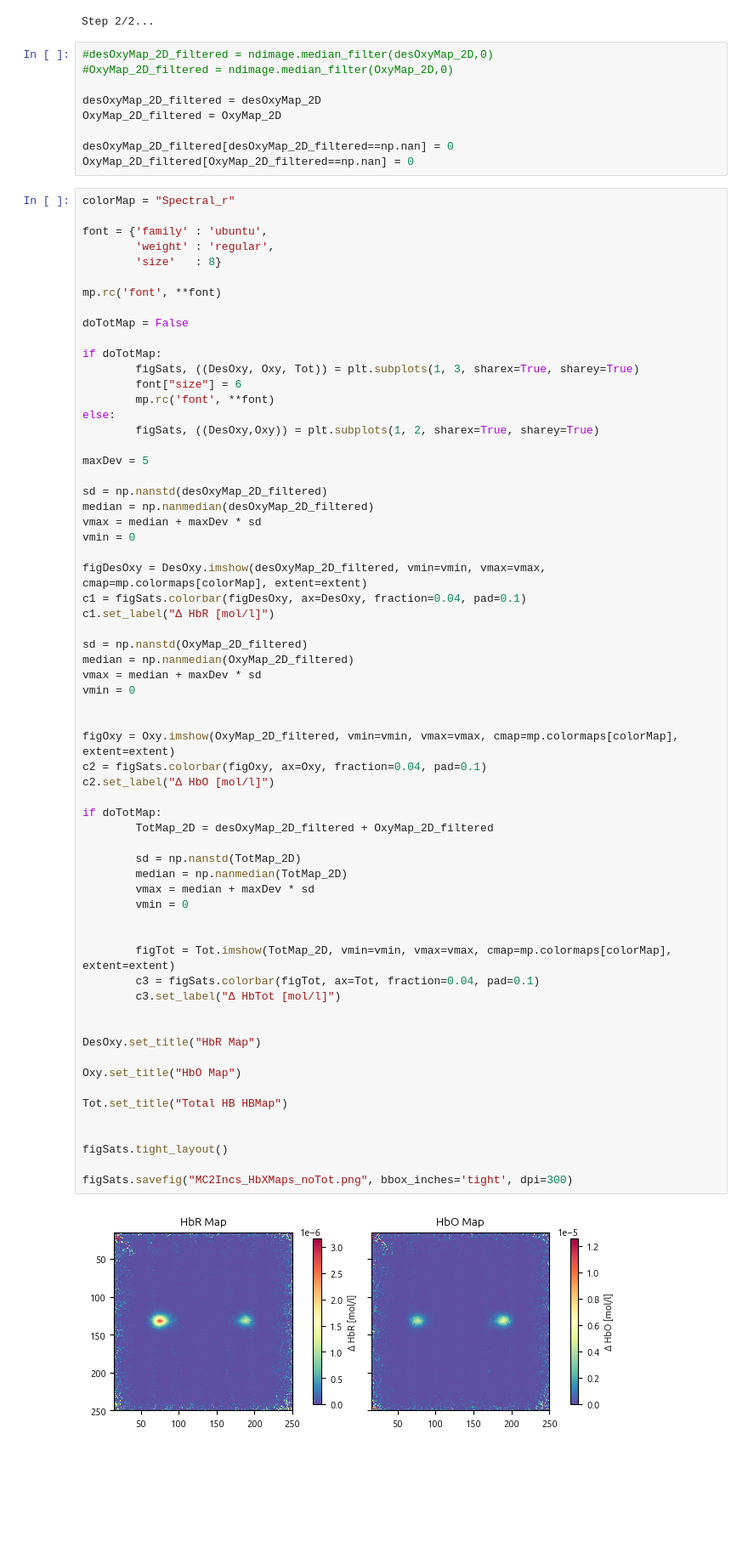
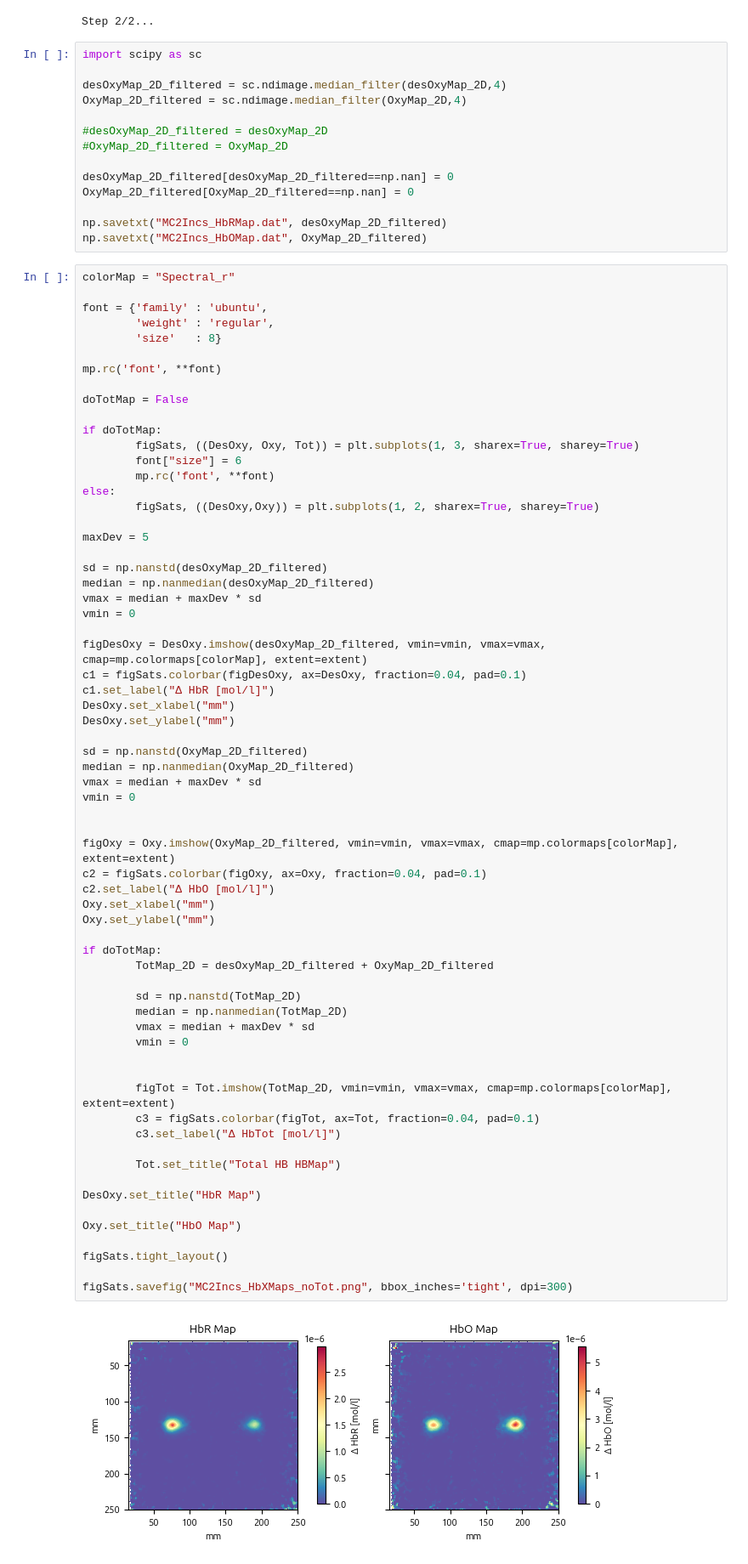
Before and after one commit to nicocarbone/MamoRefCodePublic, a Jupyter notebook: MamoRefRecon2D_MC.ipynb, the cells around one changed output. Shown at 85% size. Drawn from its saved outputs; the diff is of its cells as text; blank space fills up the shorter version.

```diff
--- a/MamoRefRecon2D_MC.ipynb
+++ b/MamoRefRecon2D_MC.ipynb
@@ -97,14 +97,19 @@ TotMap_2D = desOxyMap_2D + OxyMap_2D
 Step 1/2...
 Step 2/2...
 # %%
-#desOxyMap_2D_filtered = ndimage.median_filter(desOxyMap_2D,0)
-#OxyMap_2D_filtered = ndimage.median_filter(OxyMap_2D,0)
+import scipy as sc
 
-desOxyMap_2D_filtered = desOxyMap_2D
-OxyMap_2D_filtered = OxyMap_2D
+desOxyMap_2D_filtered = sc.ndimage.median_filter(desOxyMap_2D,4)
+OxyMap_2D_filtered = sc.ndimage.median_filter(OxyMap_2D,4)
+
+#desOxyMap_2D_filtered = desOxyMap_2D
+#OxyMap_2D_filtered = OxyMap_2D
 
 desOxyMap_2D_filtered[desOxyMap_2D_filtered==np.nan] = 0
 OxyMap_2D_filtered[OxyMap_2D_filtered==np.nan] = 0
+
+np.savetxt("MC2Incs_HbRMap.dat", desOxyMap_2D_filtered)
+np.savetxt("MC2Incs_HbOMap.dat", OxyMap_2D_filtered)
 # %%
 colorMap = "Spectral_r"
 
@@ -133,40 +138,42 @@ vmin = 0
 figDesOxy = DesOxy.imshow(desOxyMap_2D_filtered, vmin=vmin, vmax=vmax, cmap=mp.colormaps[colorMap], extent=extent)
 c1 = figSats.colorbar(figDesOxy, ax=DesOxy, fraction=0.04, pad=0.1)
 c1.set_label("Δ HbR [mol/l]")
+DesOxy.set_xlabel("mm")
+DesOxy.set_ylabel("mm")
 
 sd = np.nanstd(OxyMap_2D_filtered)
 median = np.nanmedian(OxyMap_2D_filtered)
 vmax = median + maxDev * sd
 vmin = 0
 
 
 figOxy = Oxy.imshow(OxyMap_2D_filtered, vmin=vmin, vmax=vmax, cmap=mp.colormaps[colorMap], extent=extent)
 c2 = figSats.colorbar(figOxy, ax=Oxy, fraction=0.04, pad=0.1)
 c2.set_label("Δ HbO [mol/l]")
+Oxy.set_xlabel("mm")
+Oxy.set_ylabel("mm")
 
 if doTotMap:
         TotMap_2D = desOxyMap_2D_filtered + OxyMap_2D_filtered
 
         sd = np.nanstd(TotMap_2D)
         median = np.nanmedian(TotMap_2D)
         vmax = median + maxDev * sd
         vmin = 0
 
 
         figTot = Tot.imshow(TotMap_2D, vmin=vmin, vmax=vmax, cmap=mp.colormaps[colorMap], extent=extent)
         c3 = figSats.colorbar(figTot, ax=Tot, fraction=0.04, pad=0.1)
         c3.set_label("Δ HbTot [mol/l]")
 
+        Tot.set_title("Total HB HBMap")
 
 DesOxy.set_title("HbR Map")
 
 Oxy.set_title("HbO Map")
 
-Tot.set_title("Total HB HBMap")
-
-
 figSats.tight_layout()
 
 figSats.savefig("MC2Incs_HbXMaps_noTot.png", bbox_inches='tight', dpi=300)
 # %% [output]
-[figure, old version]
+[figure, new version]
```
